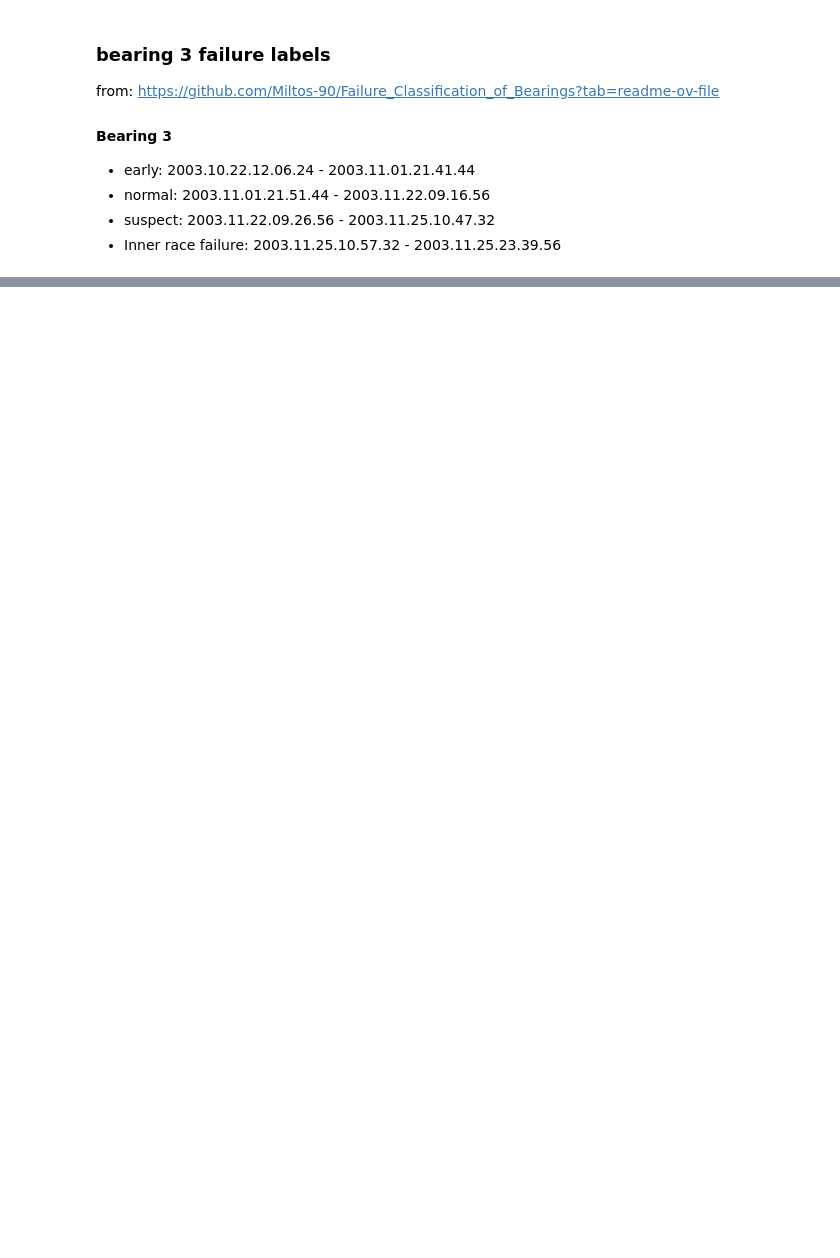
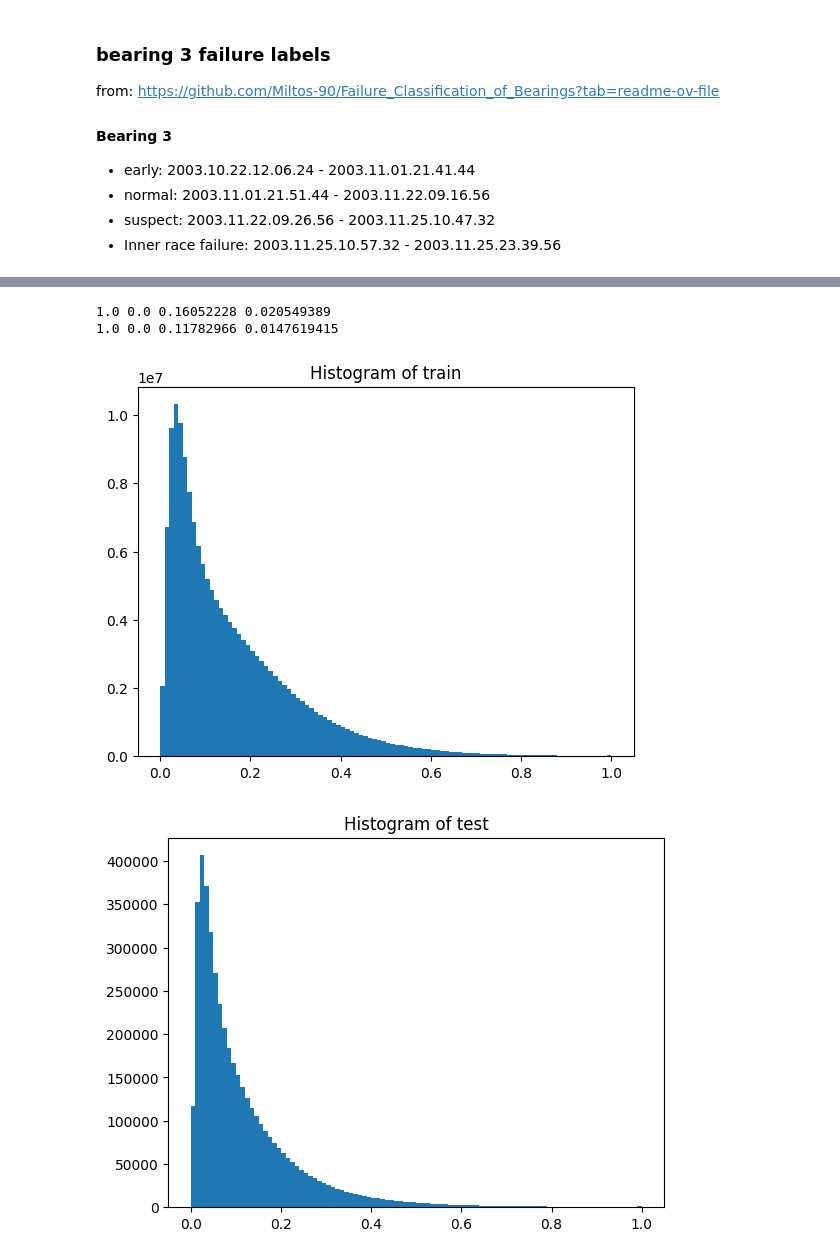
Before and after one commit to bitmorse/bearings-max78000, a Jupyter notebook: make_dataset.ipynb, the cells around one changed output, grey strips where cells are left out. Drawn from its saved outputs; the diff is of its cells as text; code cells hidden in the pictures; blank space fills up the shorter version.

```diff
--- a/make_dataset.ipynb
+++ b/make_dataset.ipynb
@@ -291,3 +329,22 @@ we have 35 normal training samples of 64 x 64 stft spectrograms
 ims_bearings_test_exp1_b3_spectrograms.pt
 ims_bearings_train_exp1_b3_spectrograms.pt
 Readme Document for IMS Bearing Data.pdf
+# %%
+print(train.max(), train.min(), train.mean(), train.var())
+print(test.max(), test.min(), test.mean(), test.var())
+
+#histogram of train
+plt.hist(train.flatten(), bins=100)
+plt.title("Histogram of train")
+plt.show()
+
+
+#histogram of test
+plt.hist(test.flatten(), bins=100)
+plt.title("Histogram of test")
+plt.show()
+# %% [output]
+1.0 0.0 0.16052228 0.020549389
+1.0 0.0 0.11782966 0.0147619415
+[figure, added]
+[figure, added]
```
Also changed, not shown: parts of 8 cells of this notebook, 2 other files.
